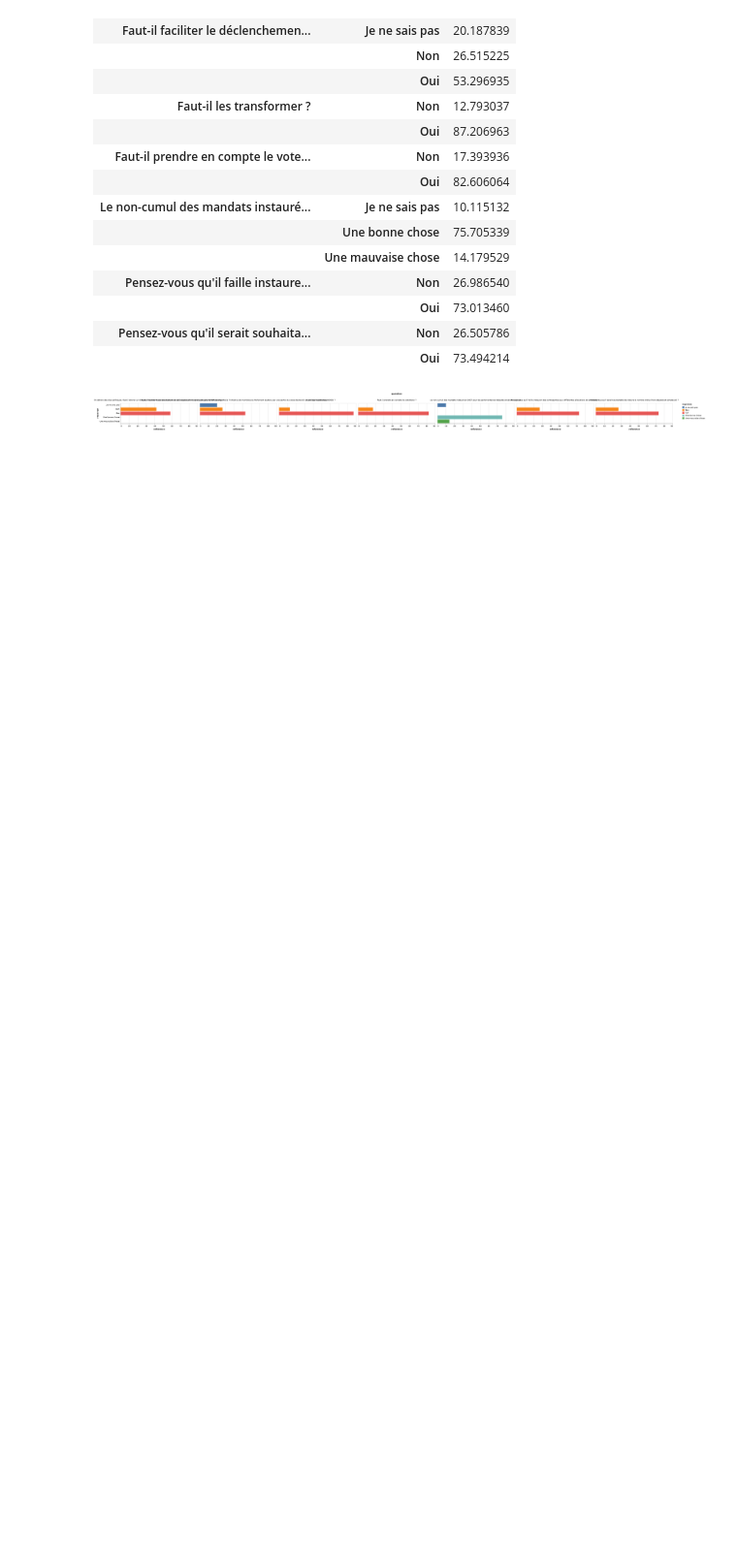
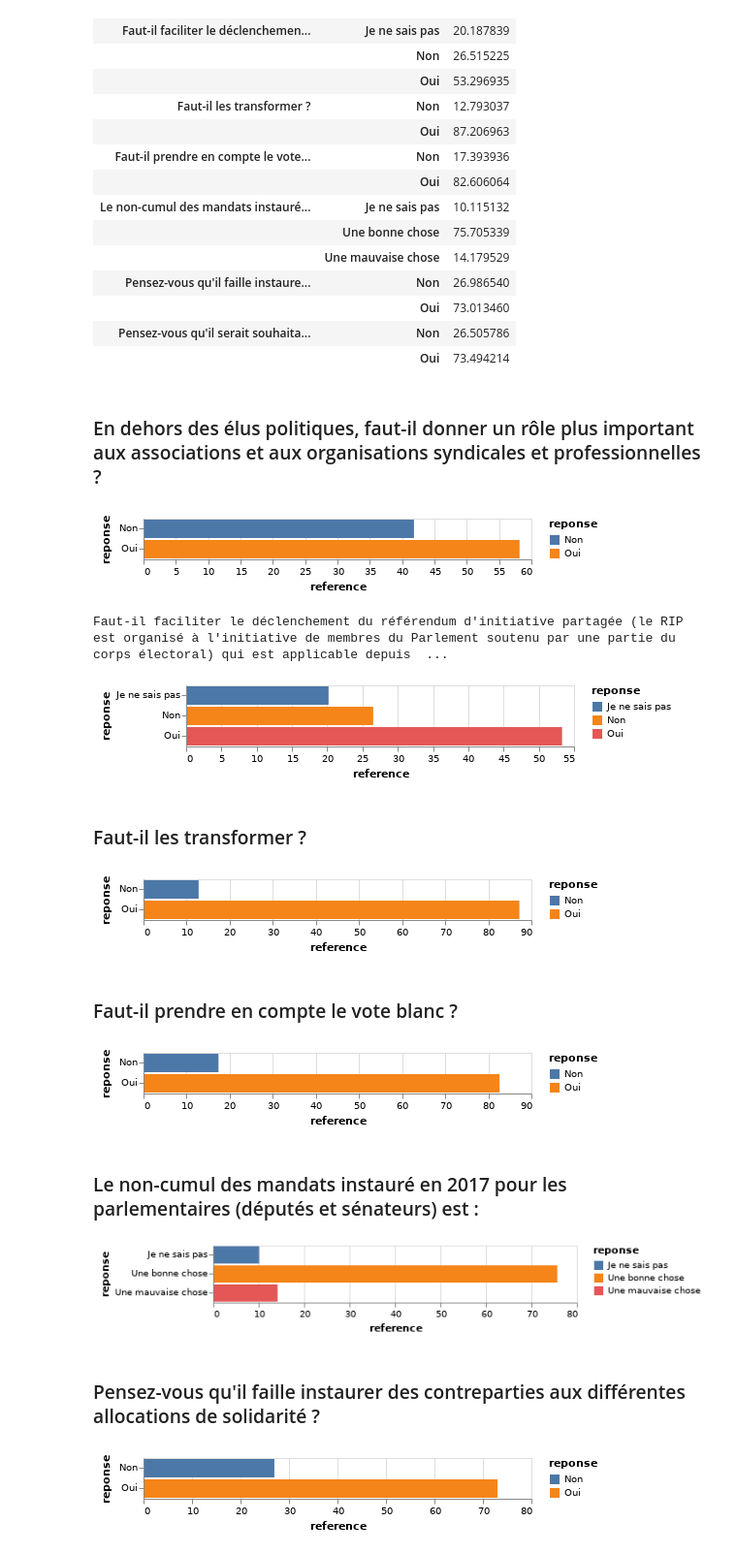
Before and after one commit to taniki/notebooks, a Jupyter notebook: data.gouv.fr/grand-debat/démocratie et citoyenneté - réponses fermées.ipynb, the cells around one changed output. Shown at 97% size. Cells and saved outputs as stored; diff of their text form; code cells hidden in the pictures; blank space fills up the shorter version.

```diff
--- a/data.gouv.fr/grand-debat/démocratie et citoyenneté - réponses fermées.ipynb
+++ b/data.gouv.fr/grand-debat/démocratie et citoyenneté - réponses fermées.ipynb
@@ -75,12 +77,30 @@ pct
 |  | Oui | 73.013460 |
 | Pensez-vous qu'il serait souhaita... | Non | 26.505786 |
 |  | Oui | 73.494214 |
-# %%
-alt.Chart(pct.reset_index()).mark_bar().encode(
-    x="reference:Q",
-    y="reponse:N",
-    color="reponse:N",
-    column="question:N"
-)
-# %% [output]
-[figure, removed]
+# %%
+for q,d in brut.groupby(level=[0]):
+
+    display(HTML("<h3>%s</h3>" % q))
+
+    d = d.apply(lambda x: 100 * x / float(x.sum()))
+
+    chart = alt.Chart(d.reset_index()).mark_bar().encode(
+        x="reference:Q",
+        y="reponse:N",
+        color="reponse:N",
+    )
+
+    display(chart)
+# %% [output]
+En dehors des élus politiques, faut-il donner un rôle plus important aux associations et aux organisations syndicales et professionnelles ?
+[figure, added]
+Faut-il faciliter le déclenchement du référendum d'initiative partagée (le RIP est organisé à l'initiative de membres du Parlement soutenu par une partie du corps électoral) qui est applicable depuis  ...
+[figure, added]
+Faut-il les transformer ?
+[figure, added]
+Faut-il prendre en compte le vote blanc ?
+[figure, added]
+Le non-cumul des mandats instauré en 2017 pour les parlementaires (députés et sénateurs) est :
+[figure, added]
+Pensez-vous qu'il faille instaurer des contreparties aux différentes allocations de solidarité ?
+[figure, added]
```
Also changed, not shown: parts of 2 cells of this notebook, 2 other files.
